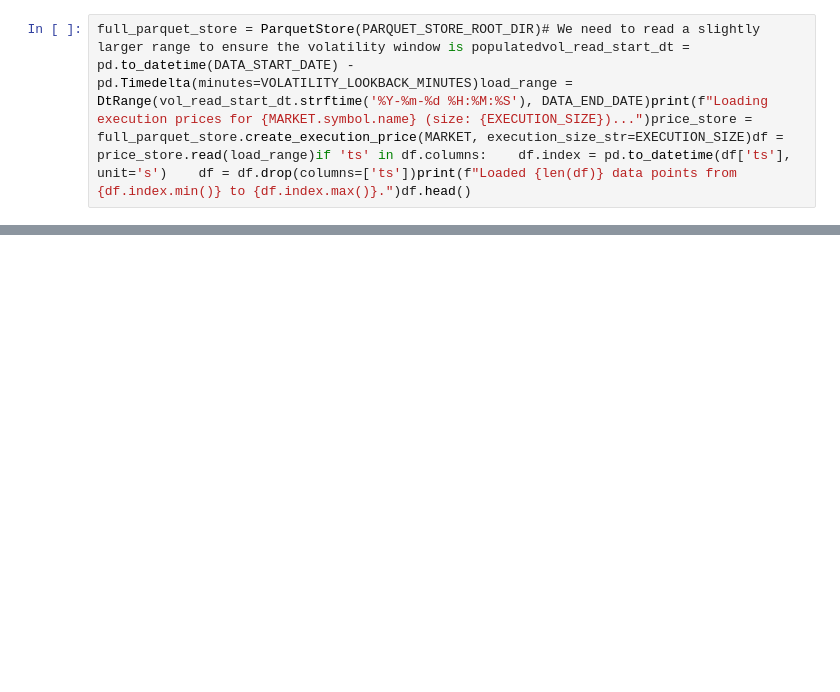
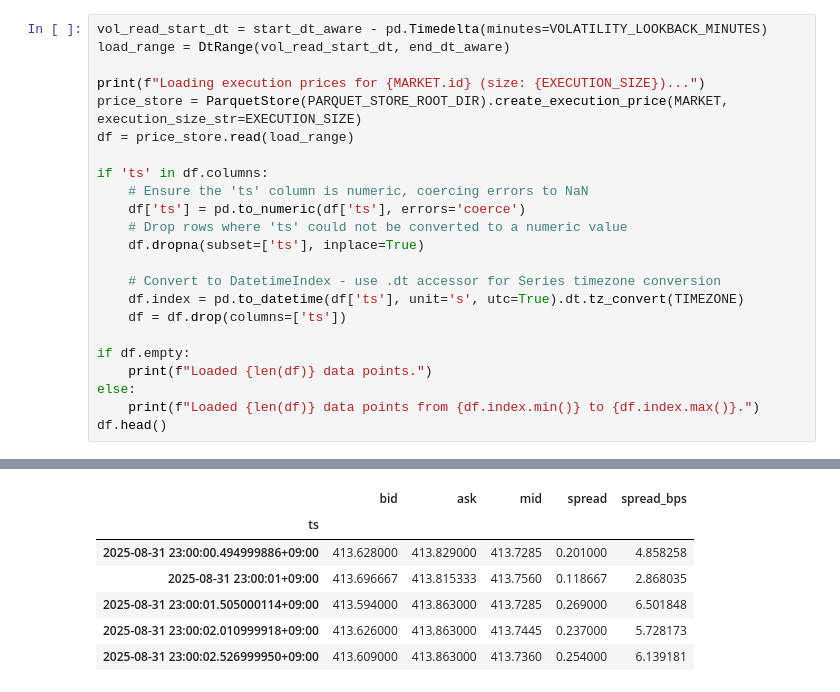
Before and after one commit to potential-panda/Makalu, a Jupyter notebook: notebooks/barrier_analysis.ipynb, the cells around one changed output, grey strips where cells are left out. Drawn from its saved outputs; the diff is of its cells as text; blank space fills up the shorter version.

```diff
--- a/notebooks/barrier_analysis.ipynb
+++ b/notebooks/barrier_analysis.ipynb
@@ -9,2 +60,24 @@ import syssys.path.insert(0, '../src')import pandas as pdimport numpy as npimpor
 # %%
-full_parquet_store = ParquetStore(PARQUET_STORE_ROOT_DIR)# We need to read a slightly larger range to ensure the volatility window is populatedvol_read_start_dt = pd.to_datetime(DATA_START_DATE) - pd.Timedelta(minutes=VOLATILITY_LOOKBACK_MINUTES)load_range = DtRange(vol_read_start_dt.strftime('%Y-%m-%d %H:%M:%S'), DATA_END_DATE)print(f"Loading execution prices for {MARKET.symbol.name} (size: {EXECUTION_SIZE})...")price_store = full_parquet_store.create_execution_price(MARKET, execution_size_str=EXECUTION_SIZE)df = price_store.read(load_range)if 'ts' in df.columns:    df.index = pd.to_datetime(df['ts'], unit='s')    df = df.drop(columns=['ts'])print(f"Loaded {len(df)} data points from {df.index.min()} to {df.index.max()}.")df.head()
+vol_read_start_dt = start_dt_aware - pd.Timedelta(minutes=VOLATILITY_LOOKBACK_MINUTES)
+load_range = DtRange(vol_read_start_dt, end_dt_aware)
+
+print(f"Loading execution prices for {MARKET.id} (size: {EXECUTION_SIZE})...")
+price_store = ParquetStore(PARQUET_STORE_ROOT_DIR).create_execution_price(MARKET, execution_size_str=EXECUTION_SIZE)
+df = price_store.read(load_range)
+
+if 'ts' in df.columns:
+    # Ensure the 'ts' column is numeric, coercing errors to NaN
+    df['ts'] = pd.to_numeric(df['ts'], errors='coerce')
+    # Drop rows where 'ts' could not be converted to a numeric value
+    df.dropna(subset=['ts'], inplace=True)
+
+    # Convert to DatetimeIndex - use .dt accessor for Series timezone conversion
+    df.index = pd.to_datetime(df['ts'], unit='s', utc=True).dt.tz_convert(TIMEZONE)
+    df = df.drop(columns=['ts'])
+
+if df.empty:
+    print(f"Loaded {len(df)} data points.")
+else:
+    print(f"Loaded {len(df)} data points from {df.index.min()} to {df.index.max()}.")
+df.head()
+# %% [output]
@@ -11 +86,8 @@ full_parquet_store = ParquetStore(PARQUET_STORE_ROOT_DIR)# We need to read a sli
+|  | bid | ask | mid | spread | spread_bps |
+| ts |  |  |  |  |  |
+| 2025-08-31 23:00:00.494999886+09:00 | 413.628000 | 413.829000 | 413.7285 | 0.201000 | 4.858258 |
+| 2025-08-31 23:00:01+09:00 | 413.696667 | 413.815333 | 413.7560 | 0.118667 | 2.868035 |
+| 2025-08-31 23:00:01.505000114+09:00 | 413.594000 | 413.863000 | 413.7285 | 0.269000 | 6.501848 |
+| 2025-08-31 23:00:02.010999918+09:00 | 413.626000 | 413.863000 | 413.7445 | 0.237000 | 5.728173 |
+| 2025-08-31 23:00:02.526999950+09:00 | 413.609000 | 413.863000 | 413.7360 | 0.254000 | 6.139181 |
 # %% [markdown]
```
Also changed, not shown: parts of 8 cells of this notebook, 5 other files.
